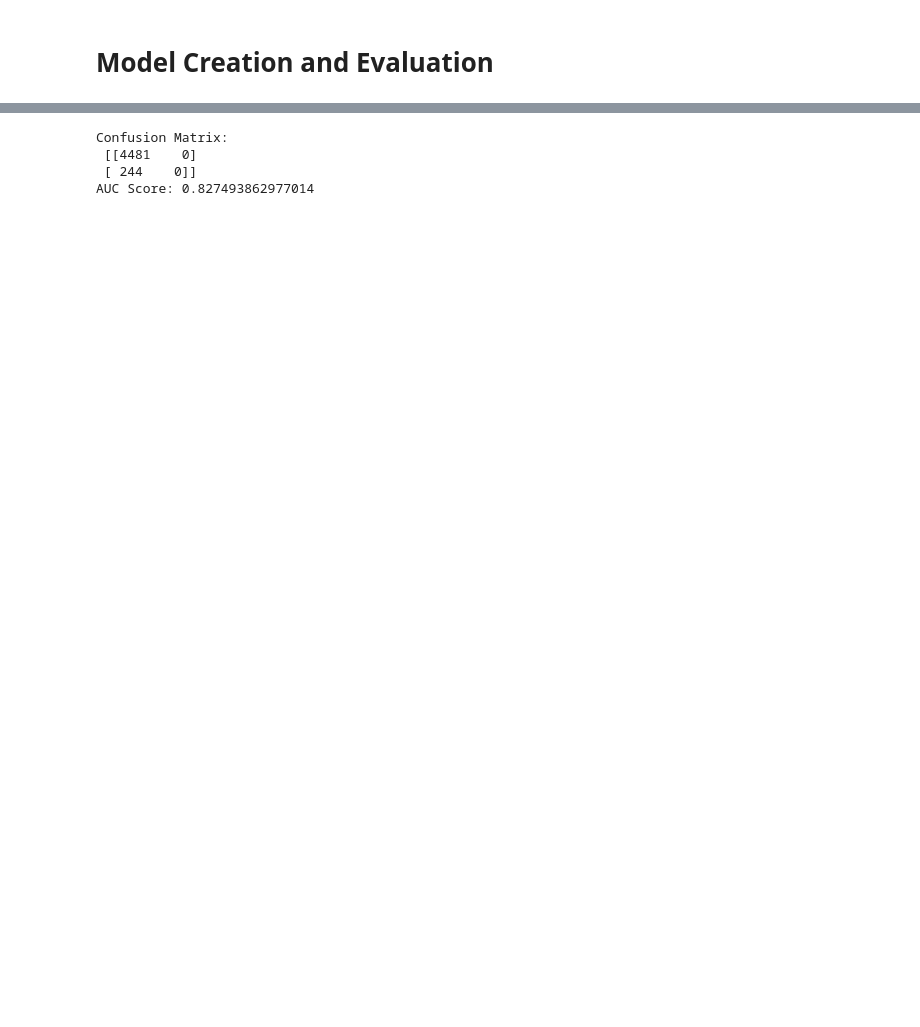
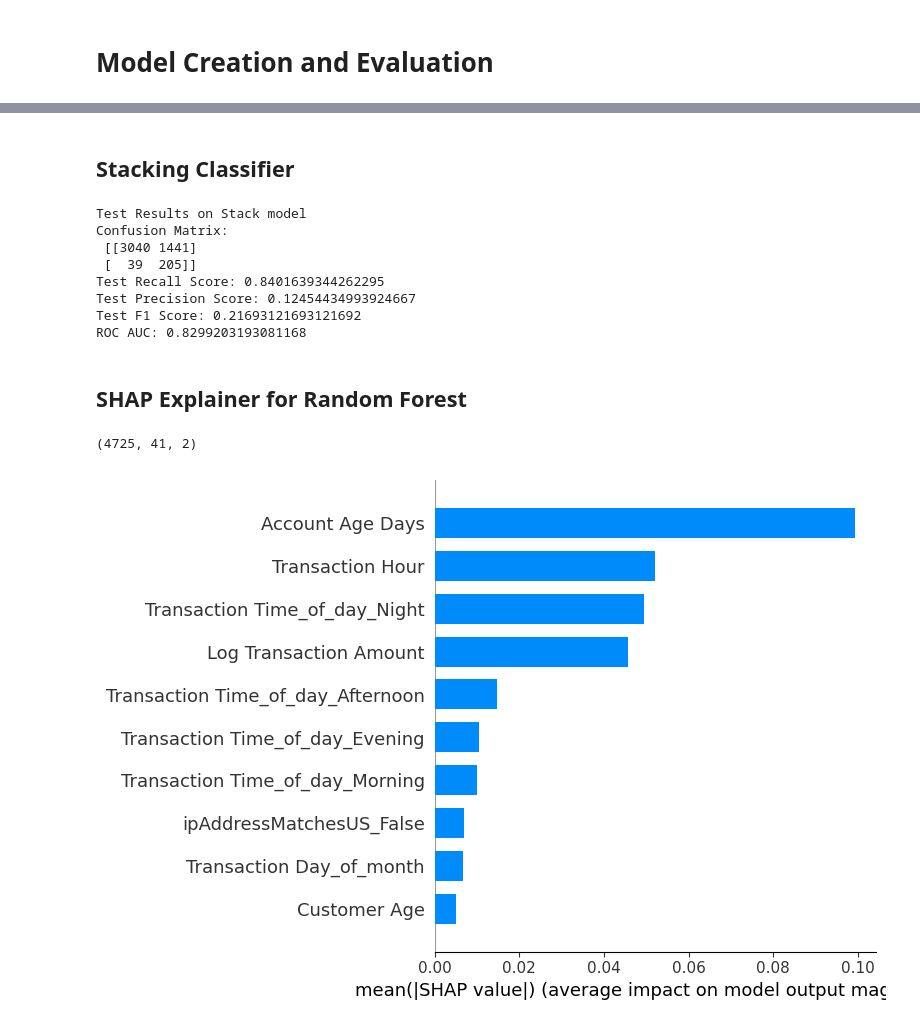
Before and after one commit to EldrickSYK/BT4012, a Jupyter notebook: BT4012_Models.ipynb, the cells around one changed output, grey strips where cells are left out. Drawn from its saved outputs; the diff is of its cells as text; code cells hidden in the pictures; blank space fills up the shorter version.

Commit message:
updated models
ran more grid search and added in more metrics to evaluate against.
added SHAP as well for both global and local interpretation

```diff
--- a/BT4012_Models.ipynb
+++ b/BT4012_Models.ipynb
@@ -70,0 +79,4 @@ data.drop(columns='Transaction Values Ordinal', inplace=True)
+# %%
+# Convert boolean columns to 0 and 1
+boolean_columns = data.select_dtypes(include=bool).columns
+data[boolean_columns] = data[boolean_columns].astype(int)
@@ -187,22 +305,39 @@ F1 Score: 0.28860294117647056
+# %% [markdown]
+## Stacking Classifier
 # %%
 # Create stack classifier
-from sklearn.ensemble import StackingClassifier
-from sklearn.linear_model import LogisticRegression
-
-stack_model = StackingClassifier(estimators=[('rf', rf[0]), ('xgb', xgb[0])],
-                                 final_estimator=LogisticRegression())
+stack_model = StackingClassifier(estimators=[('rf', pipeline_rf), ('xgb', pipeline_xgb)],
+                                 final_estimator=LogisticRegression(),
+                                 cv=10, stack_method='auto',
+                                 n_jobs=-1,
+                                 )
 
 stack_model.fit(X_train, y_train)
 
 y_scores = stack_model.predict_proba(X_test)[:, 1]
-y_pred = stack_model.predict(X_test)
+# y_pred = stack_model.predict(X_test)
 
+y_pred = (y_scores > 0.04).astype(int)
+
+print(f"\nTest Results on Stack model")
+# Create the confusion matrix and evaluation metrics
 cm = confusion_matrix(y_test, y_pred)
 print("Confusion Matrix:\n", cm)
-auc_score = roc_auc_score(y_test, y_scores)
-print("AUC Score:", auc_score)
+
+recall = recall_score(y_test, y_pred)
+print("Test Recall Score:", recall)
+precision = precision_score(y_test, y_pred)
+print("Test Precision Score:", precision)
+f1 = f1_score(y_test, y_pred)
+print("Test F1 Score:", f1)
+roc_auc = roc_auc_score(y_test, y_scores)
+print("ROC AUC:", roc_auc)
 # %% [output]
+Test Results on Stack model
 Confusion Matrix:
- [[4481    0]
- [ 244    0]]
-AUC Score: 0.827493862977014
+ [[3040 1441]
+ [  39  205]]
+Test Recall Score: 0.8401639344262295
+Test Precision Score: 0.12454434993924667
+Test F1 Score: 0.21693121693121692
+ROC AUC: 0.8299203193081168
@@ -210,0 +344,11 @@ AUC Score: 0.827493862977014
+# %% [markdown]
+## SHAP Explainer for Random Forest
+# %%
+explainer = shap.TreeExplainer(pipeline_rf['classifier'])
+shap_values = explainer(X_test)
+
+print(shap_values.shape)
+shap.summary_plot(shap_values[:, :, 1], X_test, plot_type='bar', max_display=10)
+# %% [output]
+(4725, 41, 2)
+[figure, added]
```
Also changed, not shown: parts of 20 cells of this notebook, 7 other files.
